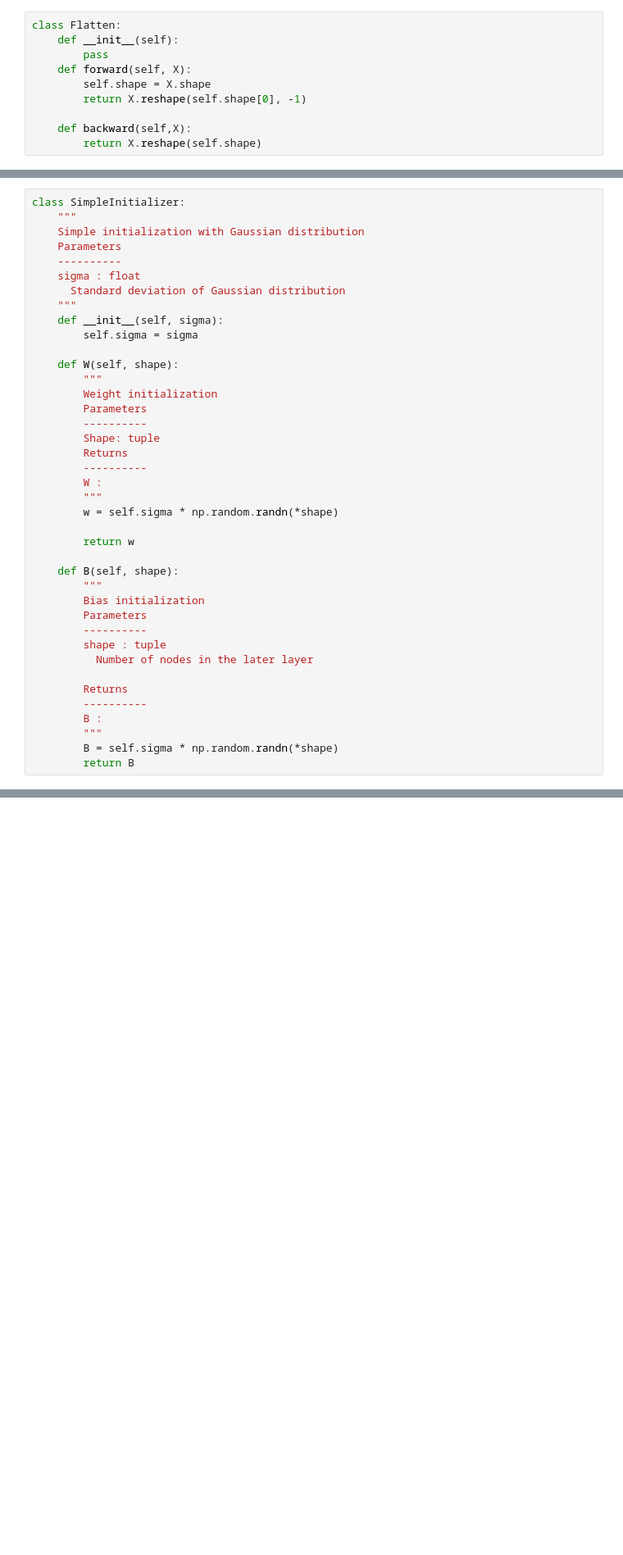
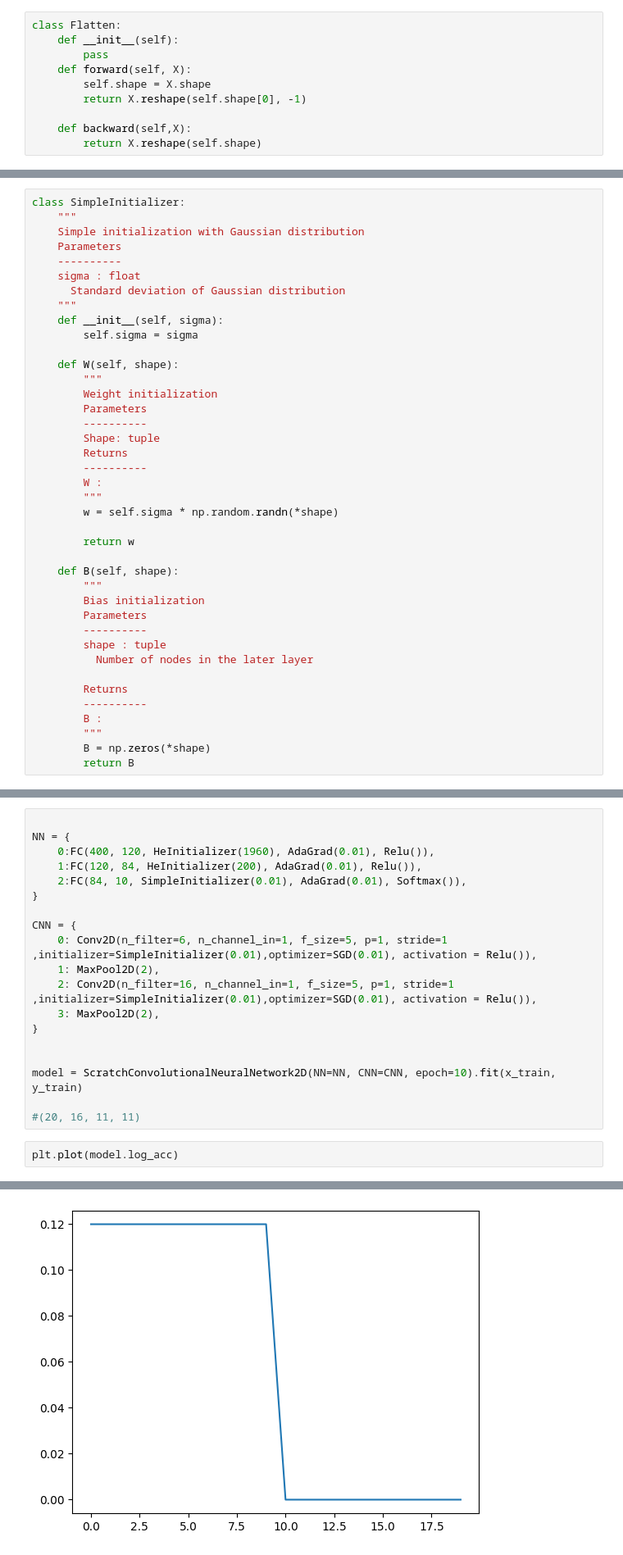
Before and after one commit to jaden-2/Assignment, a Jupyter notebook: ScratchCNN2D.ipynb, the cells around one changed output, grey strips where cells are left out. Shown: that part at 82% size. Cells and saved outputs as stored; diff of their text form; blank space fills up the shorter version.

Commit message:
Scratch convolutional Neural network 2d

```diff
--- a/ScratchCNN2D.ipynb
+++ b/ScratchCNN2D.ipynb
@@ -298,7 +411,7 @@ class SimpleInitializer:
         ----------
         B :
         """
-        B = self.sigma * np.random.randn(*shape)
+        B = np.zeros(*shape)
         return B
 # %%
 class AdaGrad:
@@ -542,0 +674,22 @@ accuracy_score(y_test, model.predict(x_test))
+# %%
+
+NN = {
+    0:FC(400, 120, HeInitializer(1960), AdaGrad(0.01), Relu()),
+    1:FC(120, 84, HeInitializer(200), AdaGrad(0.01), Relu()),
+    2:FC(84, 10, SimpleInitializer(0.01), AdaGrad(0.01), Softmax()),
+}
+
+CNN = {
+    0: Conv2D(n_filter=6, n_channel_in=1, f_size=5, p=1, stride=1 ,initializer=SimpleInitializer(0.01),optimizer=SGD(0.01), activation = Relu()),
+    1: MaxPool2D(2),
+    2: Conv2D(n_filter=16, n_channel_in=1, f_size=5, p=1, stride=1 ,initializer=SimpleInitializer(0.01),optimizer=SGD(0.01), activation = Relu()),
+    3: MaxPool2D(2),
+}
+
+
+model = ScratchConvolutionalNeuralNetwork2D(NN=NN, CNN=CNN, epoch=10).fit(x_train, y_train)
+
+#(20, 16, 11, 11)
+# %%
+plt.plot(model.log_acc)
+# %% [output]
@@ -542,0 +697 @@ accuracy_score(y_test, model.predict(x_test))
+[figure, added]
```
Also changed, not shown: parts of 32 cells of this notebook.
